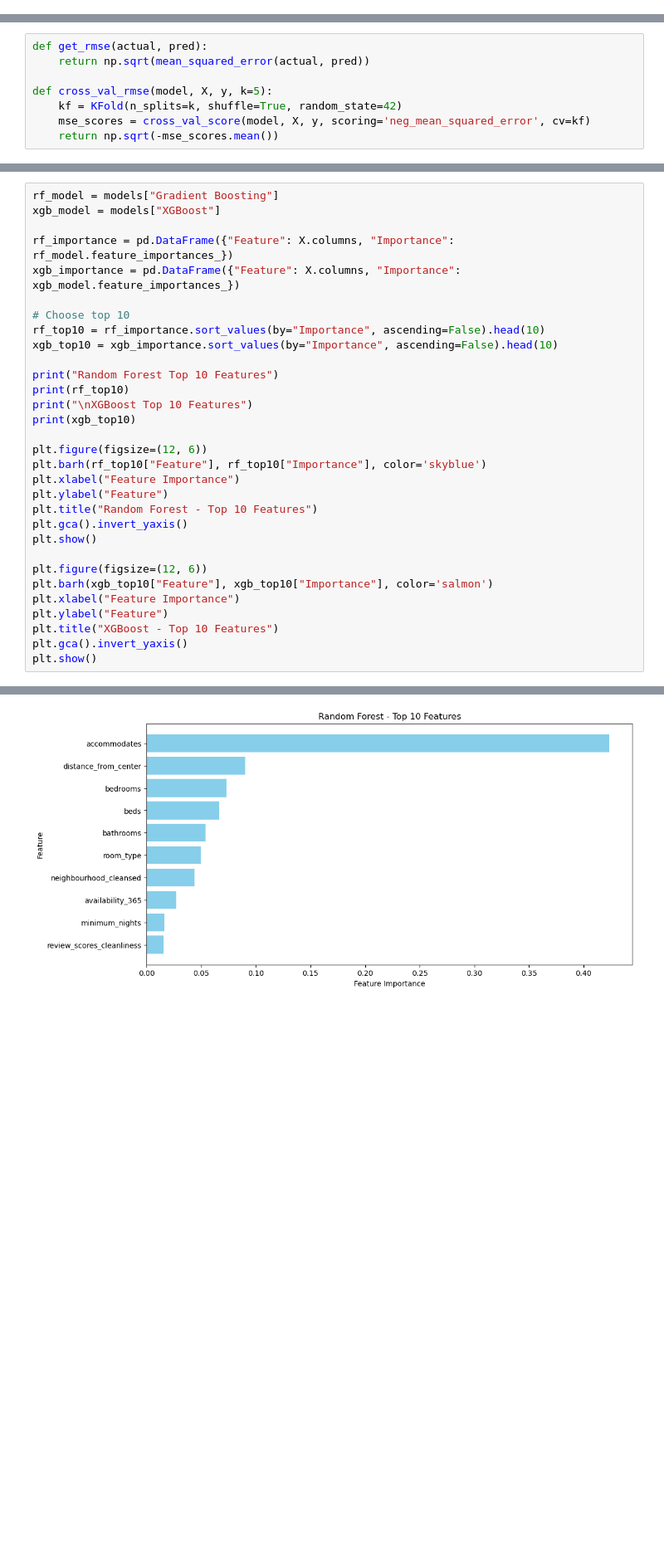
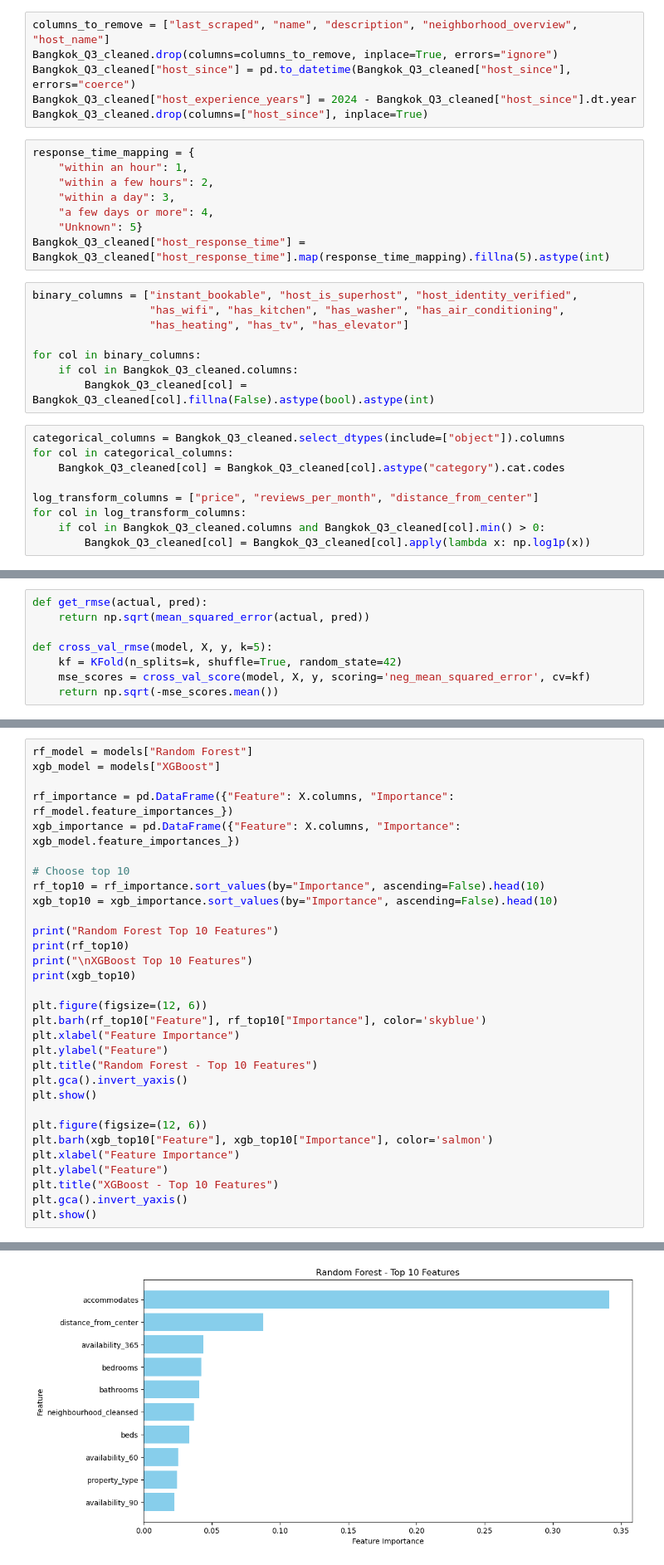
Before and after one commit to HDuo1129/Data-Analysis-3, a Jupyter notebook: Assignment 2/Assignment 2.ipynb, the cells around one changed output, grey strips where cells are left out. Shown: that part at 83% size. Drawn from its saved outputs; the diff is of its cells as text; blank space fills up the shorter version.

Commit message:
Data Cleaning Q4 and Bangkok

```diff
--- a/Assignment 2/Assignment 2.ipynb
+++ b/Assignment 2/Assignment 2.ipynb
@@ -263,0 +474,31 @@ Tokyo_Q3_cleaned.to_csv("Tokyo_Q3_cleaned.csv", index=False)
+# %%
+columns_to_remove = ["last_scraped", "name", "description", "neighborhood_overview", "host_name"]
+Bangkok_Q3_cleaned.drop(columns=columns_to_remove, inplace=True, errors="ignore")
+Bangkok_Q3_cleaned["host_since"] = pd.to_datetime(Bangkok_Q3_cleaned["host_since"], errors="coerce")
+Bangkok_Q3_cleaned["host_experience_years"] = 2024 - Bangkok_Q3_cleaned["host_since"].dt.year
+Bangkok_Q3_cleaned.drop(columns=["host_since"], inplace=True)
+# %%
+response_time_mapping = {
+    "within an hour": 1,
+    "within a few hours": 2,
+    "within a day": 3,
+    "a few days or more": 4,
+    "Unknown": 5}
+Bangkok_Q3_cleaned["host_response_time"] = Bangkok_Q3_cleaned["host_response_time"].map(response_time_mapping).fillna(5).astype(int)
+# %%
+binary_columns = ["instant_bookable", "host_is_superhost", "host_identity_verified",
+                  "has_wifi", "has_kitchen", "has_washer", "has_air_conditioning",
+                  "has_heating", "has_tv", "has_elevator"]
+
+for col in binary_columns:
+    if col in Bangkok_Q3_cleaned.columns:
+        Bangkok_Q3_cleaned[col] = Bangkok_Q3_cleaned[col].fillna(False).astype(bool).astype(int)
+# %%
+categorical_columns = Bangkok_Q3_cleaned.select_dtypes(include=["object"]).columns
+for col in categorical_columns:
+    Bangkok_Q3_cleaned[col] = Bangkok_Q3_cleaned[col].astype("category").cat.codes
+
+log_transform_columns = ["price", "reviews_per_month", "distance_from_center"]
+for col in log_transform_columns:
+    if col in Bangkok_Q3_cleaned.columns and Bangkok_Q3_cleaned[col].min() > 0:
+        Bangkok_Q3_cleaned[col] = Bangkok_Q3_cleaned[col].apply(lambda x: np.log1p(x))
@@ -357,5 +619,5 @@ plt.show()
 # %%
-rf_model = models["Gradient Boosting"]
+rf_model = models["Random Forest"]
 xgb_model = models["XGBoost"]
 
 rf_importance = pd.DataFrame({"Feature": X.columns, "Importance": rf_model.feature_importances_})
@@ -401,7 +663,7 @@ Random Forest Top 10 Features
 ... (9 lines left out)
 13                       beds    0.025326
 26  review_scores_cleanliness    0.022910
 39                has_heating    0.022891
 40                     has_tv    0.020876
-[figure, old version]
+[figure, new version]
 [figure]
```
Also changed, not shown: parts of 16 cells of this notebook.
